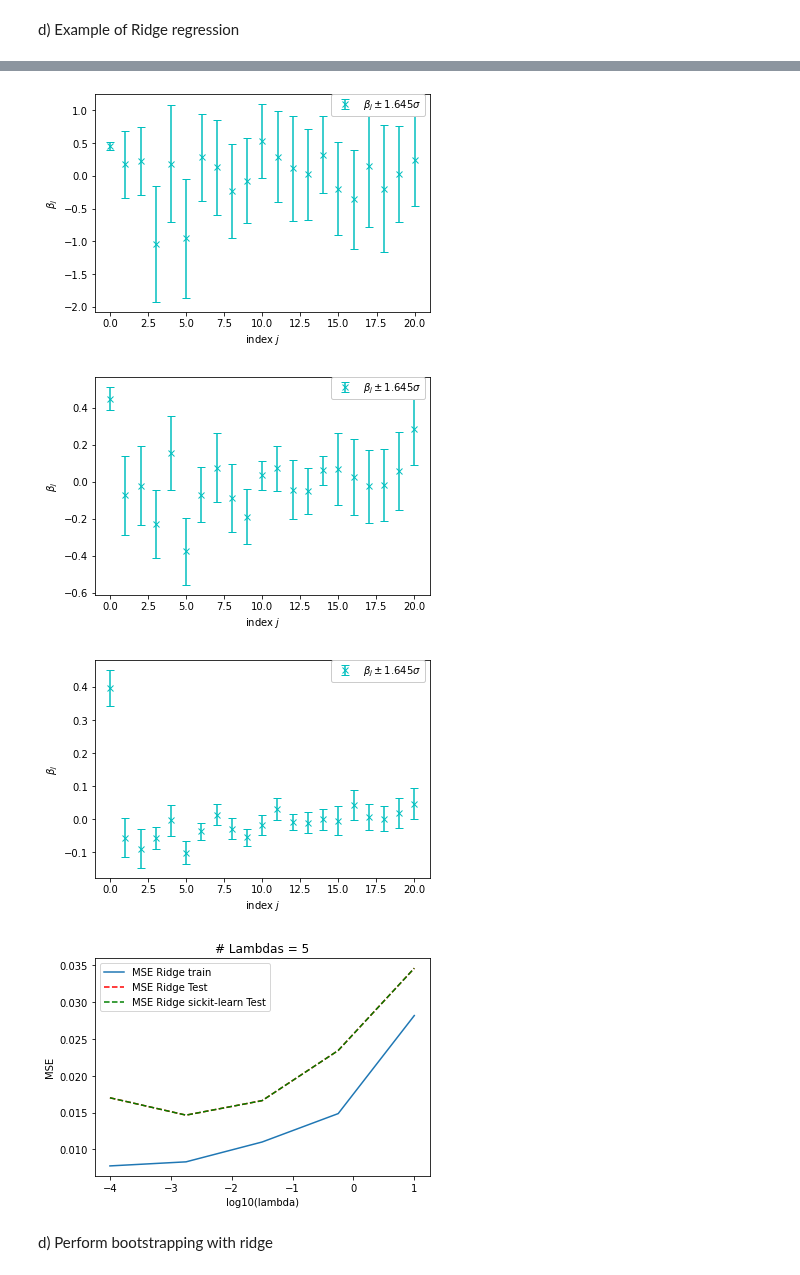
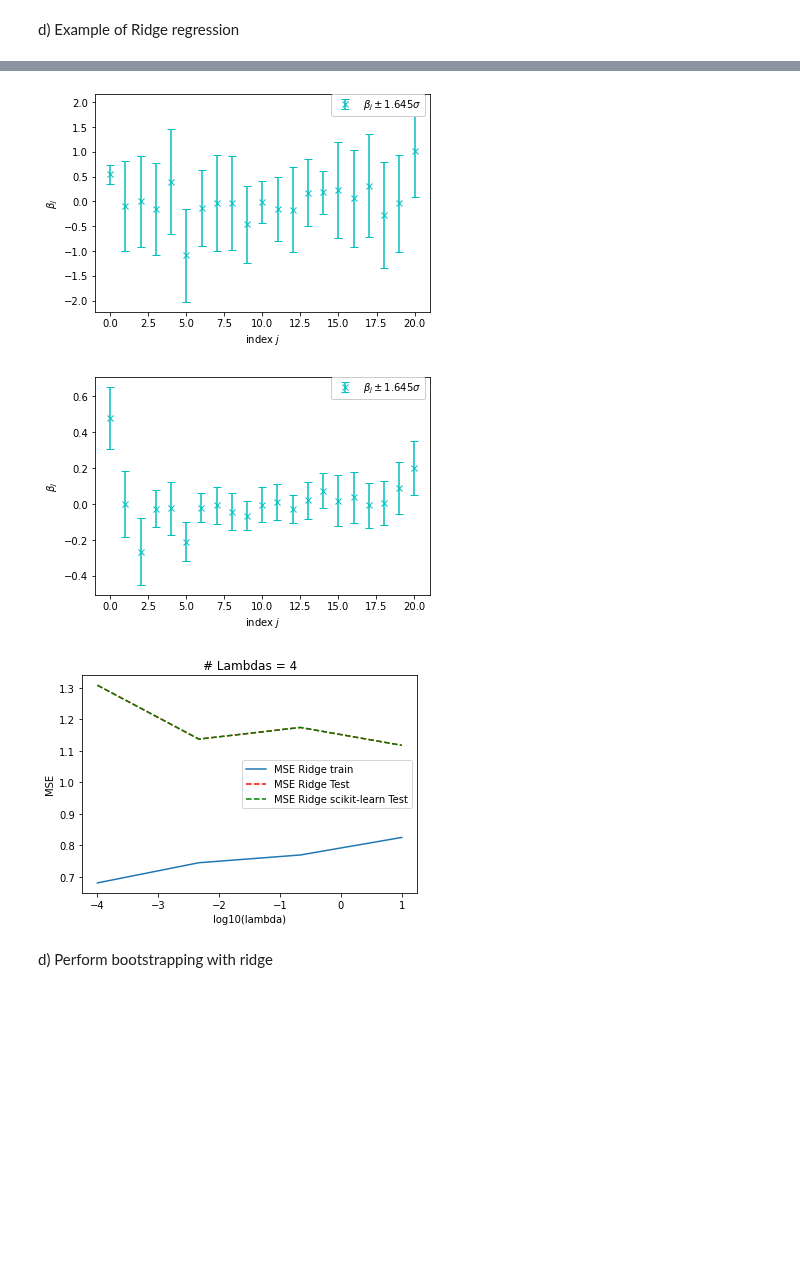
Before and after one commit to espentn/FYS-STK3155, a Jupyter notebook: FYS-STK3155.ipynb, the cells around one changed output, grey strips where cells are left out. Drawn from its saved outputs; the diff is of its cells as text; code cells hidden in the pictures; blank space fills up the shorter version.

Commit message:
Unified degree, maxdegree, and sig2 noise

```diff
--- a/FYS-STK3155.ipynb
+++ b/FYS-STK3155.ipynb
@@ -234,7 +234,7 @@ def ridgeRegression(X_train,X_test,y_train, y_test, nlambdas, plot):
         plt.figure()
         plt.plot(np.log10(lambdas), MSETrain, label = 'MSE Ridge train')
         plt.plot(np.log10(lambdas), MSEPredict, 'r--', label = 'MSE Ridge Test')
-        plt.plot(np.log10(lambdas), MSEPredictSKL, 'g--', label = 'MSE Ridge sickit-learn Test')
+        plt.plot(np.log10(lambdas), MSEPredictSKL, 'g--', label = 'MSE Ridge scikit-learn Test')
         plt.xlabel('log10(lambda)')
         plt.ylabel('MSE')
         plt.legend()
@@ -575,14 +553,15 @@ d) Example of Ridge regression
 # %%
 np.random.seed(26)
 
-sig2 = 0.1 # noise variance
+sig2 = 1 # noise variance
 degree = 5 # polynomial degree
 n = 10 # number of data points for each feature
 x1, x2, y = createDataPoints(n, sig2)
 X = createDesignMatrix(x1,x2,degree)
+nlambdas = 4
 
 X_train, X_test, y_train, y_test = train_test_split(X,y,test_size=0.3)
 X_train, X_test = Scale(X_train, X_test)
 
-_ = ridgeRegression(X_train, X_test,y_train,y_test, nlambdas=4, plot=True)
+_ = ridgeRegression(X_train, X_test,y_train,y_test, nlambdas=nlambdas, plot=True)
 # %% [output]
@@ -608,7 +570,6 @@ File "<ipython-input-32-ab99b7662a07>", line 83:
-[figure, old version]
+[figure, new version]
-[figure, old version]
+[figure, new version]
-[figure, old version]
+[figure, new version]
-[figure, removed]
 # %% [markdown]
 d) Perform bootstrapping with ridge
 # %%
```
Also changed, not shown: parts of 11 cells of this notebook.
